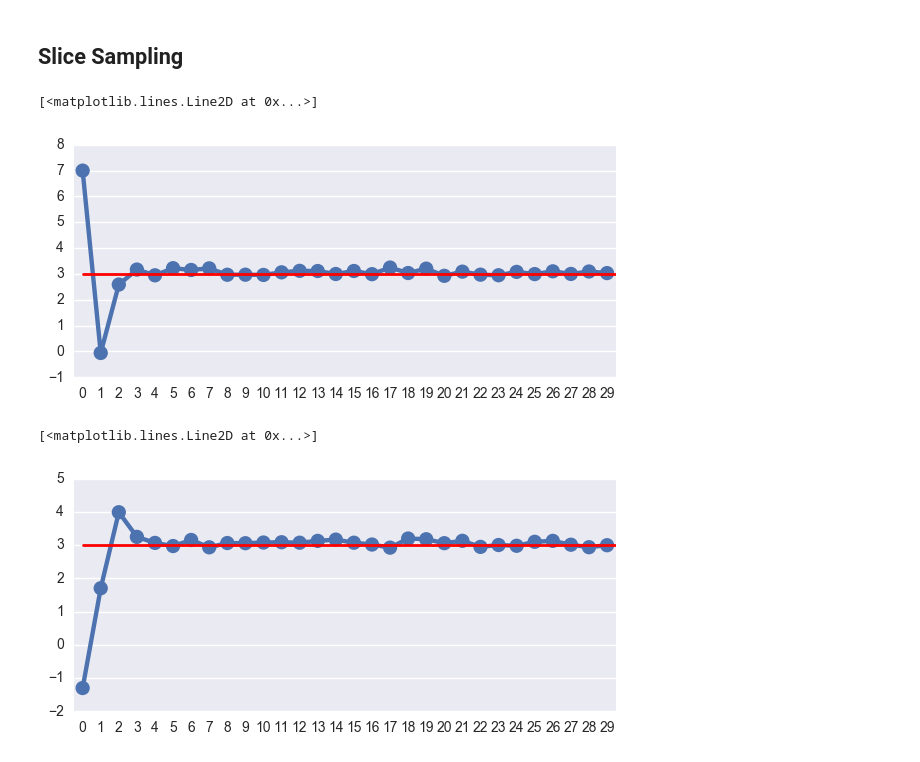
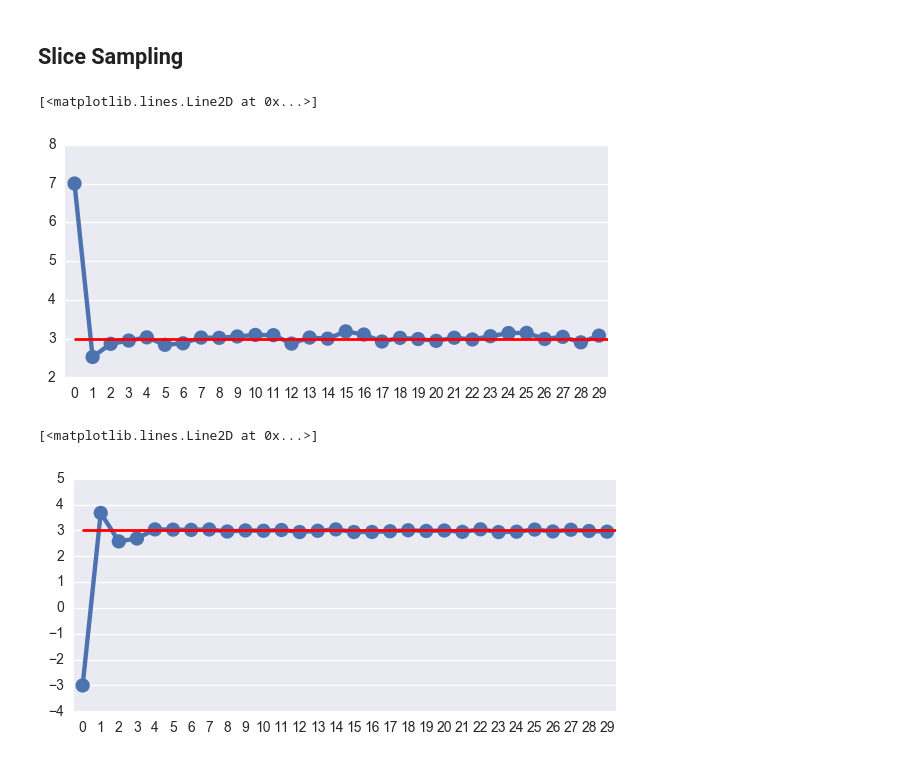
Before and after one commit to tomoya-sasaki/Code_Tips, a Jupyter notebook: Algorithm/Sampling_Examples/Slice-Sampling.ipynb, the cells around one changed output. Drawn from its saved outputs; the diff is of its cells as text; code cells hidden in the pictures.

```diff
--- a/Algorithm/Sampling_Examples/Slice-Sampling.ipynb
+++ b/Algorithm/Sampling_Examples/Slice-Sampling.ipynb
@@ -32,7 +32,7 @@ def g_linear(param): # linear
 def g_gaussian(param): # Gaussian --> Wikipedia / mixture Gaussian --> PRML (9.14)
     mu = param[0][0]
 
-    loglikelihoodsum = np.sum( (1 / np.sqrt(2 * np.pi * np.power(sd,2))) * np.exp( -( np.power(points - mu, 2) / (2*np.power(sd,2)) )) )
+    loglikelihoodsum = np.sum( ( -( np.power(points - mu, 2) / (2*np.power(sd,2)) )) )
 
     return loglikelihoodsum
 # %% [markdown]
@@ -140,12 +140,12 @@ sns.pointplot(x=np.arange(0, num_sampling, 1), y=sampling(initial_value, num_sam
 plt.plot([0, num_sampling], [mu, mu], linewidth=2, color='red')
 # %% [output]
 [<matplotlib.lines.Line2D at 0x...>]
-[figure, old version]
+[figure, new version]
 # %%
 num_sampling = 30
-initial_value = -1.3
+initial_value = -3
 sns.pointplot(x=np.arange(0, num_sampling, 1), y=sampling(initial_value, num_sampling, g_gaussian)[:, 0, 0])
 plt.plot([0, num_sampling], [mu, mu], linewidth=2, color='red')
 # %% [output]
 [<matplotlib.lines.Line2D at 0x...>]
-[figure, old version]
+[figure, new version]
```
Also changed, not shown: parts of 3 cells of this notebook, 2 other files.
